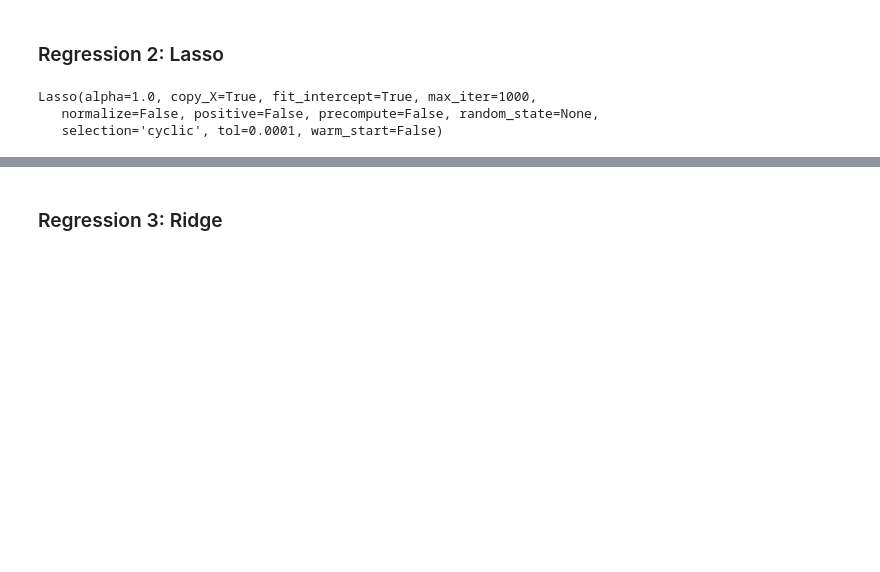
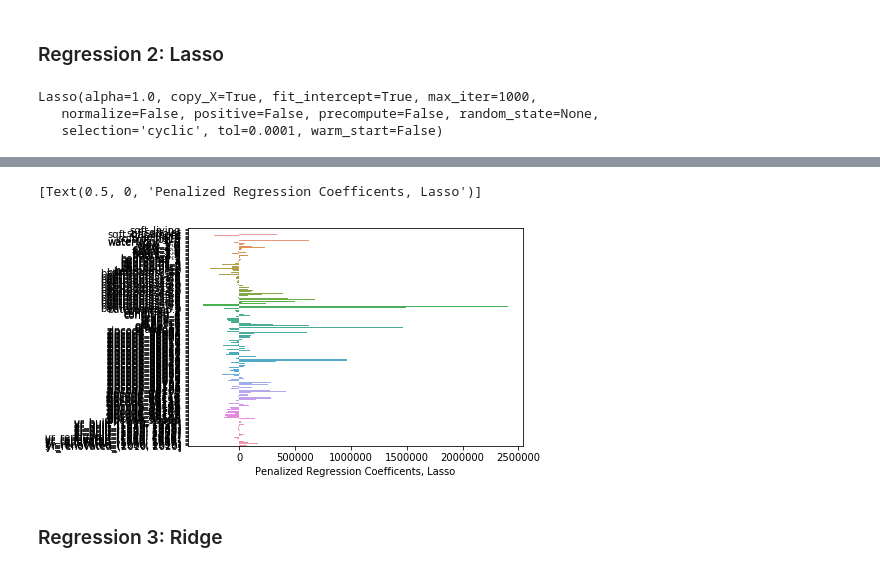
Before and after one commit to kemepley/Project_1, a Jupyter notebook: Clean_DF-Take 4.ipynb, the cells around one changed output, grey strips where cells are left out. Cells and saved outputs as stored; diff of their text form; code cells hidden in the pictures; blank space fills up the shorter version.

```diff
--- a/Clean_DF-Take 4.ipynb
+++ b/Clean_DF-Take 4.ipynb
@@ -461,0 +446,2 @@ yr_renovated_(2010, 2020] 49800.951578409935
+# %%
+lasso_coef = pd.DataFrame(np.round_(lasso.coef_, decimals=3), X.columns, columns=["penalized_coefficents"])
@@ -462,3 +469,14 @@ yr_renovated_(2010, 2020] 49800.951578409935
+# %%
+import seaborn as sns
+
+lasso_coef =lasso_coef[lasso_coef["penalized_coefficents"]!=0]
+lasso_coef.sort_values(by="penalized_coefficents", ascending=False)
+
+ax = sns.barplot(x="penalized_coefficents", y=lasso_coef.index, data=lasso_coef)
+ax.set(xlabel='Penalized Regression Coefficents, Lasso')
+# %% [output]
+[Text(0.5, 0, 'Penalized Regression Coefficents, Lasso')]
+[figure, added]
 # %% [markdown]
 ### Regression 3: Ridge
 # %%
```
Also changed, not shown: parts of 32 cells of this notebook, 7 other files.
